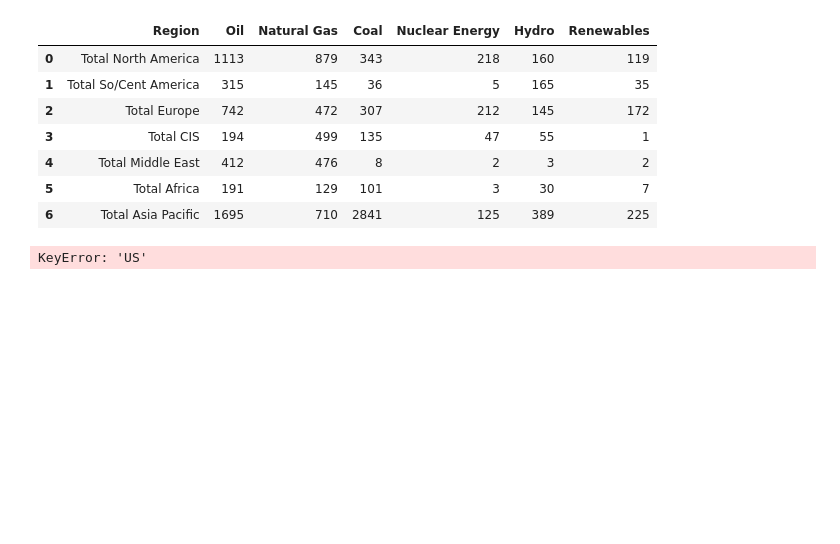
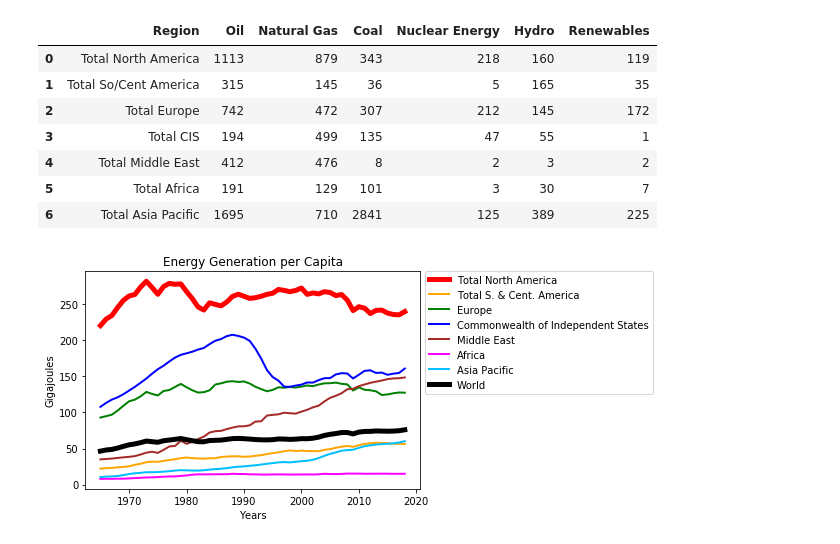
Before and after one commit to gabigham/dagger, a Jupyter notebook: USvsWorld.ipynb, the cells around one changed output. Saved outputs shown, nothing was run; the diff lists cells and outputs as text; code cells hidden in the pictures; blank space fills up the shorter version.

```diff
--- a/USvsWorld.ipynb
+++ b/USvsWorld.ipynb
@@ -137,22 +140,22 @@ green_df
 | 5 | Total Africa | 191 | 129 | 101 | 3 | 30 | 7 |
 | 6 | Total Asia Pacific | 1695 | 710 | 2841 | 125 | 389 | 225 |
 # %%
-plt.plot(gen_df["Year"],gen_df["US"],color="red",linewidth=5,label="US")
-plt.plot(gen_df["Year"],gen_df["South/Cent America"],color="orange",linewidth=2,label="South/Cent America")
+plt.plot(gen_df["Year"],gen_df["Total North America"],color="red",linewidth=5,label="Total North America")
+plt.plot(gen_df["Year"],gen_df["Total S. & Cent. America"],color="orange",linewidth=2,label="Total S. & Cent. America")
 plt.plot(gen_df["Year"],gen_df["Europe"],color="green",linewidth=2,label="Europe")
 plt.plot(gen_df["Year"],gen_df["CIS"],color="blue",linewidth=2,label="Commonwealth of Independent States")
 plt.plot(gen_df["Year"],gen_df["Middle East"],color="brown",linewidth=2,label="Middle East")
 plt.plot(gen_df["Year"],gen_df["Africa"],color="fuchsia",linewidth=2,label ="Africa")
 plt.plot(gen_df["Year"],gen_df["Asia Pacific"],color="deepskyblue",linewidth=2,label="Asia Pacific")
 plt.plot(gen_df["Year"],gen_df["World"],color="black",linewidth=5,label="World")
 plt.title("Energy Generation per Capita")
 plt.xlabel("Years")
 plt.ylabel("Gigajoules")
 plt.legend(bbox_to_anchor=(1, 1.025))
 plt.tight_layout
 plt.savefig("Regional Energy Gen Over Time.png")
 # %% [output]
-KeyError: 'US'
+[figure, added]
 # %%
 # define function to plot the linear regression line
 
```
Also changed, not shown: parts of 8 cells of this notebook.
